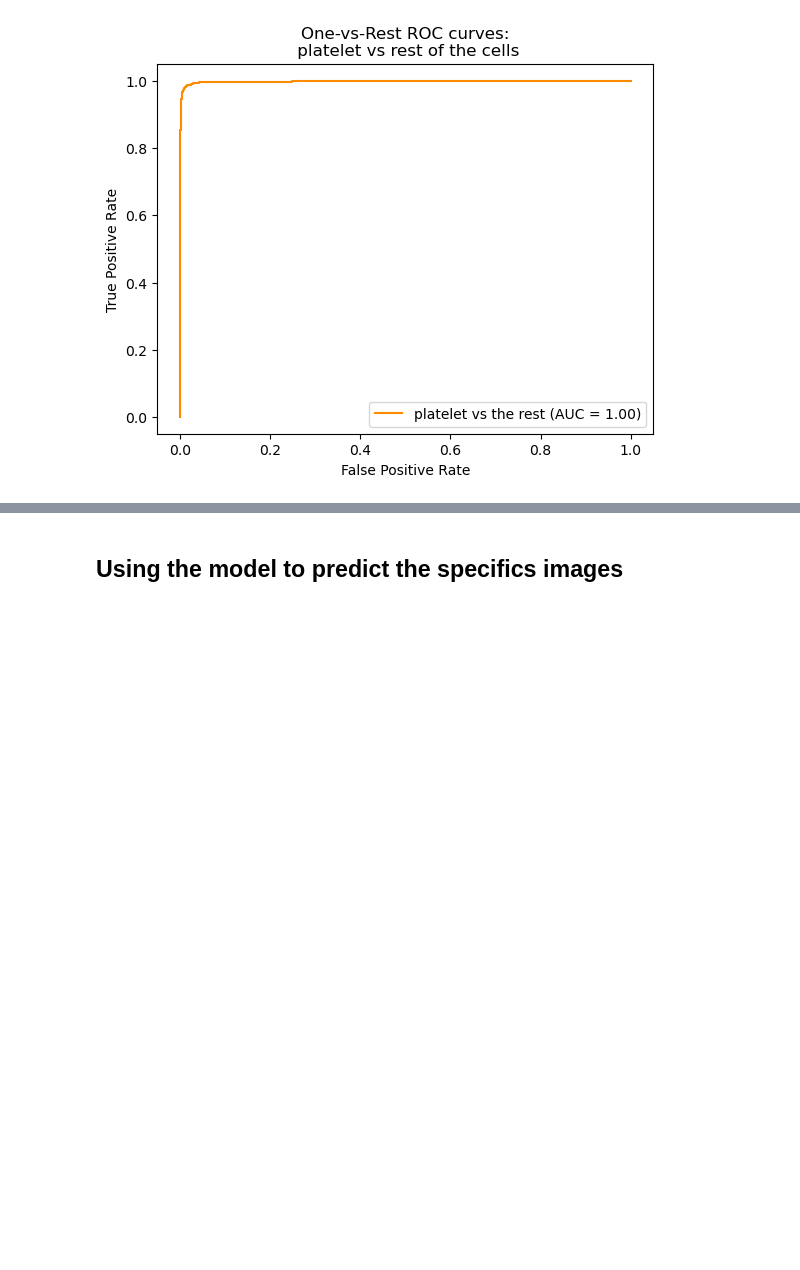
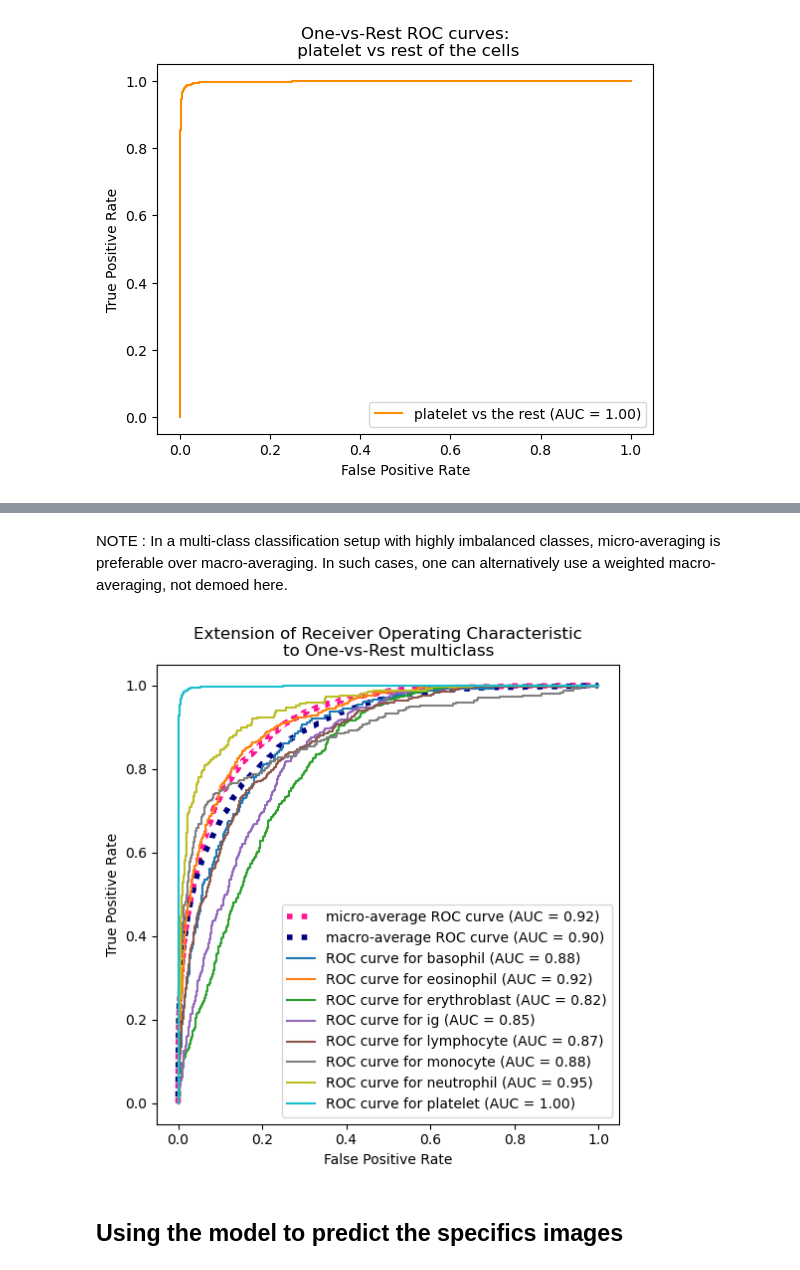
Before and after one commit to ottospiga/blood_cell_classification, a Jupyter notebook: notebooks/03-baseline-model.ipynb, the cells around one changed output, grey strips where cells are left out. Cells and saved outputs as stored; diff of their text form; code cells hidden in the pictures; blank space fills up the shorter version.

Commit message:
UPDATE: plotting the ROC/AUC curve

```diff
--- a/notebooks/03-baseline-model.ipynb
+++ b/notebooks/03-baseline-model.ipynb
@@ -157,6 +173,0 @@ array([[0, 1, 0, 0, 0, 0, 0, 0]])
-# %%
-#ROC curve showing a specific class
-
-class_of_interest = 6
-class_id = np.flatnonzero(label_binarizer.classes_ == class_of_interest)[0]
-class_id
@@ -233,3 +277,54 @@ print("Área sob a curva ROC:", auc_roc)
+# %% [markdown]
+NOTE : In a multi-class classification setup with highly imbalanced classes, micro-averaging is preferable over macro-averaging. In such cases, one can alternatively use a weighted macro-averaging, not demoed here.
+# %%
+from itertools import cycle
+
+fig, ax = plt.subplots(figsize=(6, 6))
+
+#Plotting micro-avg Roc curve
+plt.plot(
+    fpr["micro"],
+    tpr["micro"],
+    label=f"micro-average ROC curve (AUC = {roc_auc['micro']:.2f})",
+    color="deeppink",
+    linestyle=":",
+    linewidth=4,
+)
+
+# Plotting Macro-AVG Roc curve
+plt.plot(
+    fpr["macro"],
+    tpr["macro"],
+    label=f"macro-average ROC curve (AUC = {roc_auc['macro']:.2f})",
+    color="navy",
+    linestyle=":",
+    linewidth=4,
+)
+
+# Classes numbers
+n_classes = 8
+
+# Generate a color palette
+colors = cycle(plt.cm.tab10(np.linspace(0, 1, n_classes)))
+
+for class_id, color in zip(range(n_classes), colors):
+    RocCurveDisplay.from_predictions(
+        y_onehot_test[:, class_id],
+        y_score[:, class_id],
+        name=f"ROC curve for {cells[class_id]}",
+        color=color,
+        ax=ax,
+    )
+
+_ = ax.set(
+    xlabel="False Positive Rate",
+    ylabel="True Positive Rate",
+    title="Extension of Receiver Operating Characteristic\nto One-vs-Rest multiclass",
+)
+
+#reference: https://scikit-learn.org/stable/auto_examples/model_selection/plot_roc.html
+# %% [output]
+[figure, added]
 # %% [markdown]
 ## Using the model to predict the specifics images
 # %%
```
Also changed, not shown: parts of 22 cells of this notebook.
